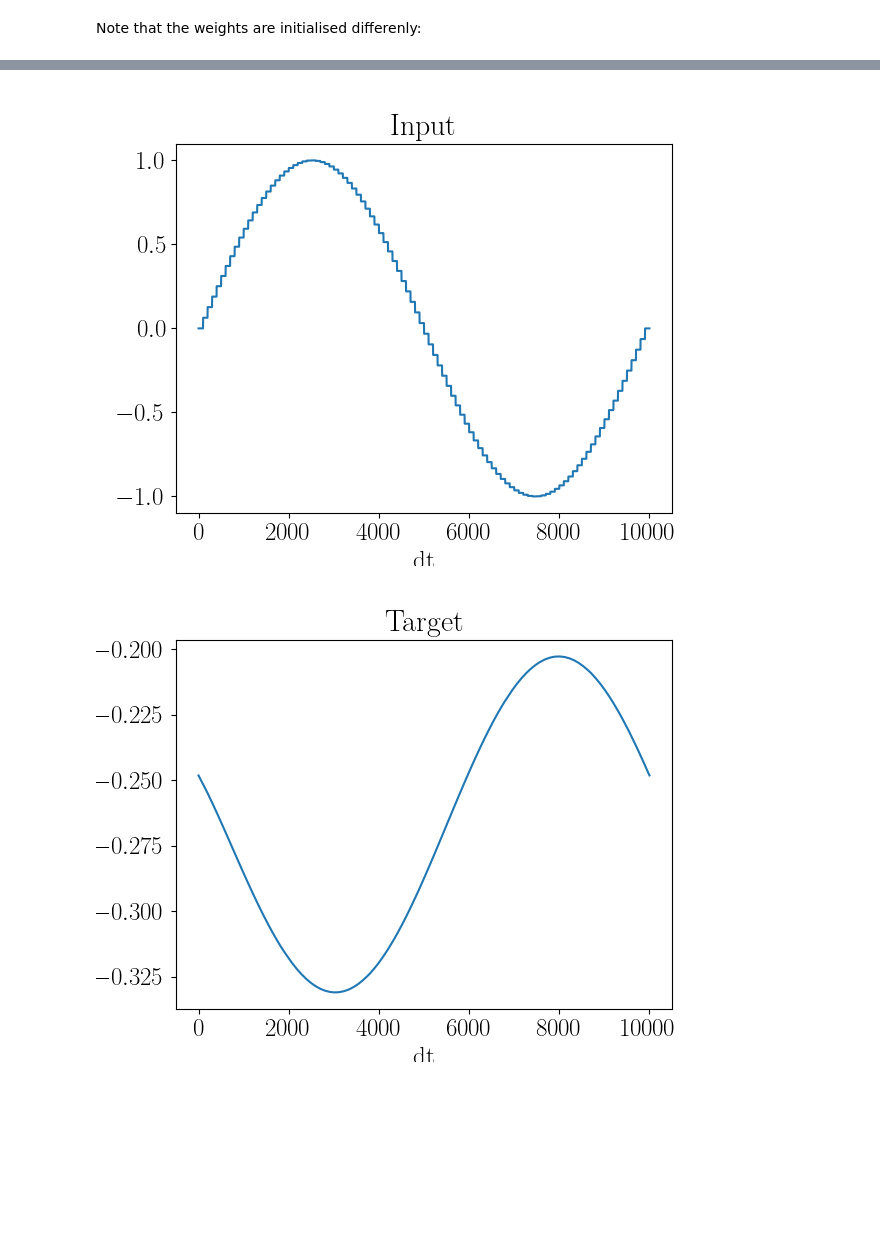
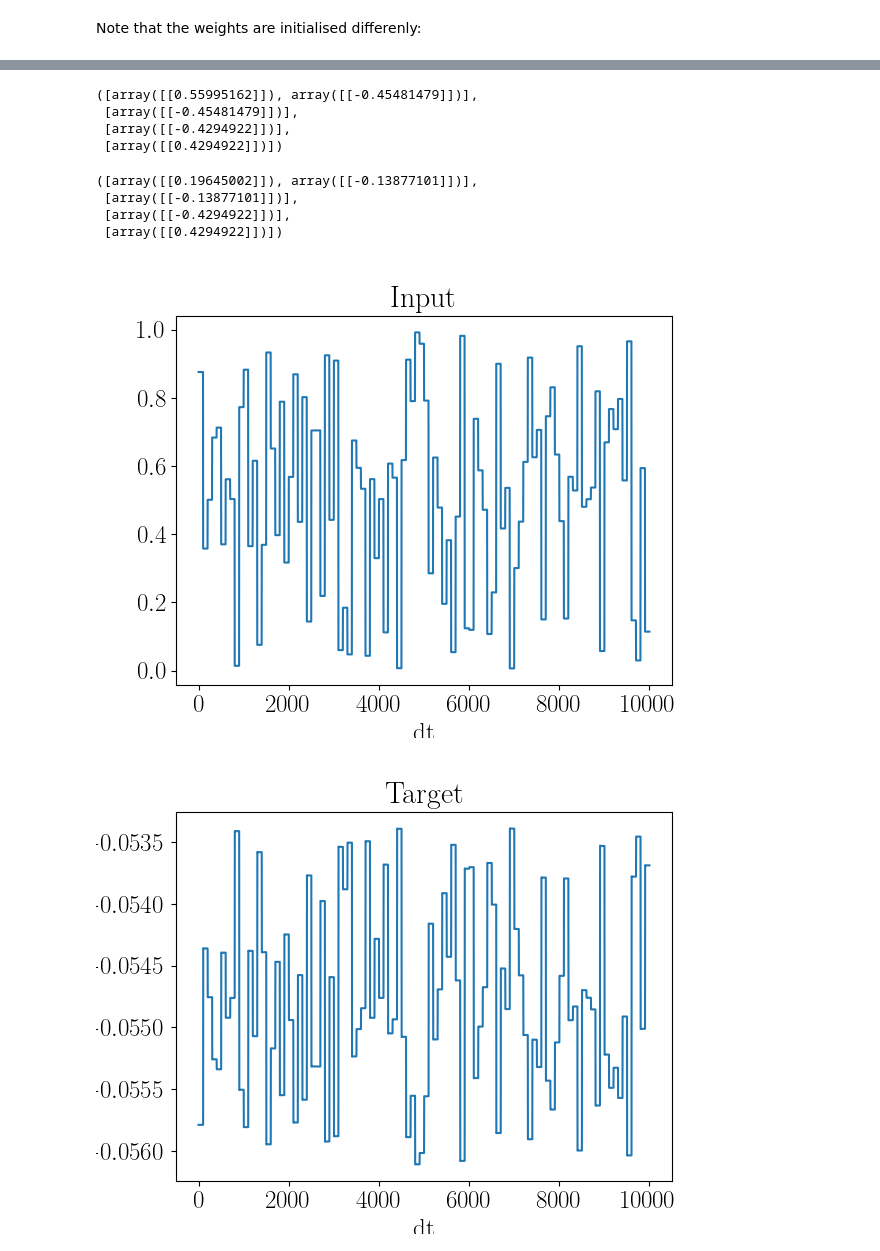
Before and after one commit to kma-code/Phaseless-Alignment-Learning, a Jupyter notebook: RtDeep/RtDeep simple demo.ipynb, the cells around one changed output, grey strips where cells are left out. Cells and saved outputs as stored; diff of their text form; code cells hidden in the pictures; blank space fills up the shorter version.

```diff
--- a/RtDeep/RtDeep simple demo.ipynb
+++ b/RtDeep/RtDeep simple demo.ipynb
@@ -286,6 +287,7 @@ epochs = 200
 ## Init for teacher
 
 np.random.seed(5678)
+# np.random.seed(56789)
 
 # Init model: weights, voltages
 
@@ -315,7 +317,7 @@ uI_init = [np.random.normal(0, 1, size=layers[-1])]
 # forward pp weights: connects all layers k, k+1
 WPP_init = []
 for i in range(len(layers)-1):
-    WPP_init.append(np.random.uniform(-5, 5, size=(layers[i+1], layers[i])))
+    WPP_init.append(np.random.uniform(-1, 1, size=(layers[i+1], layers[i])))
 
 # p to inter: connects N-1 to N
 WIP_init = [np.random.uniform(-1, 1, size=(layers[-1], layers[-2]))]
@@ -332,13 +334,13 @@ for i in range(1, len(layers)-1):
 # %%
 # We initialise the teacher in the self-predicting state
 
-mc2_teacher = model(dt, tauxi, Tpres, 'BP', logistic, d_logistic, layers,
+mc2_teacher = model(dt, tauxi, Tpres, 'FA', logistic, d_logistic, layers,
             uP_init=uP_init, uI_init=uI_init,
             WPP_init=WPP_init, WIP_init=WIP_init, BPP_init=BPP_init, BPI_init=BPI_init,
             gl=gl, gden=gden, gbas=gbas, gapi=gapi, gnI=gnI, gntgt=gntgt,
             eta_fw=eta_fw, eta_bw=eta_bw, eta_PI=eta_PI, eta_IP=eta_IP)
 
-mc2_teacher.evolve_system()
+# mc2_teacher.evolve_system()
 
 mc2_teacher.set_self_predicting_state()
 # %%
@@ -426,36 +447,52 @@ mc2_student.evolve_system()
+# %%
+mc2_student.get_weights()
+# %% [output]
+([array([[0.55995162]]), array([[-0.45481479]])],
+ [array([[-0.45481479]])],
+ [array([[-0.4294922]])],
+ [array([[0.4294922]])])
+# %%
+mc2_teacher.get_weights()
+# %% [output]
+([array([[0.19645002]]), array([[-0.13877101]])],
+ [array([[-0.13877101]])],
+ [array([[-0.4294922]])],
+ [array([[0.4294922]])])
 # %%
-# Now, we show random samples for t=Tpres to the teacher and record the output
-
-r0_sine = np.sin(np.linspace(0, 1, int(Tpres / dt)) * 2*np.pi)
-r0_sine = np.repeat(r0_sine, int(Ttot / Tpres), axis=0)
-r0_sine = np.tile(r0_sine, (layers[0],1)).T
+r0_random = np.random.uniform(0, 1, size=(int(Tpres / dt), layers[0]))
+r0_random = np.repeat(r0_random, int(Ttot / Tpres), axis=0)
 
 # u2P of teacher will be target for student
 target_time_series = []
 
-# a little pre-training: run for several Tpres with random input, such that the
+vbas_time_series = []
+
+# a little pre-training: run for one Tpres with random input, such that the
 # somatic voltages converge
-for i in range(int(Tpres/dt)*100):
-    mc2_teacher.evolve_system(r0=r0_sine[i])
+for i in range(int(Tpres/dt)):
+    mc2_teacher.evolve_system(r0=r0_random[i])
 
 # run real evaluation and save output
-for i in range(len(r0_sine)):
-    mc2_teacher.evolve_system(r0=r0_sine[i])
-    target_time_series.append(copy.deepcopy(mc2_teacher.uP[1]))
+for i in range(len(r0_random)):
+    mc2_teacher.evolve_system(r0=r0_random[i])
+    target_time_series.append(copy.deepcopy(mc2_teacher.uP_breve[1]))
+    vbas_time_series.append(copy.deepcopy(mc2_teacher.vbas[1]))
 
 target_time_series = np.array(target_time_series).ravel()
+vbas_time_series = np.array(vbas_time_series).ravel()
 # %%
 fig = plt.figure()
-plt.plot(r0_sine)
+plt.plot(r0_random)
 plt.title("Input")
 plt.xlabel("dt")
 plt.show()
 
 fig = plt.figure()
 plt.plot(target_time_series)
+# plt.plot(vbas_time_series * gbas / (gbas + gl))
 plt.title("Target")
 plt.xlabel("dt")
 plt.show()
 # %% [output]
-[figure, old version]
+[figure, new version]
-[figure, old version]
+[figure, new version]
```
Also changed, not shown: parts of 33 cells of this notebook, 1 other file.
